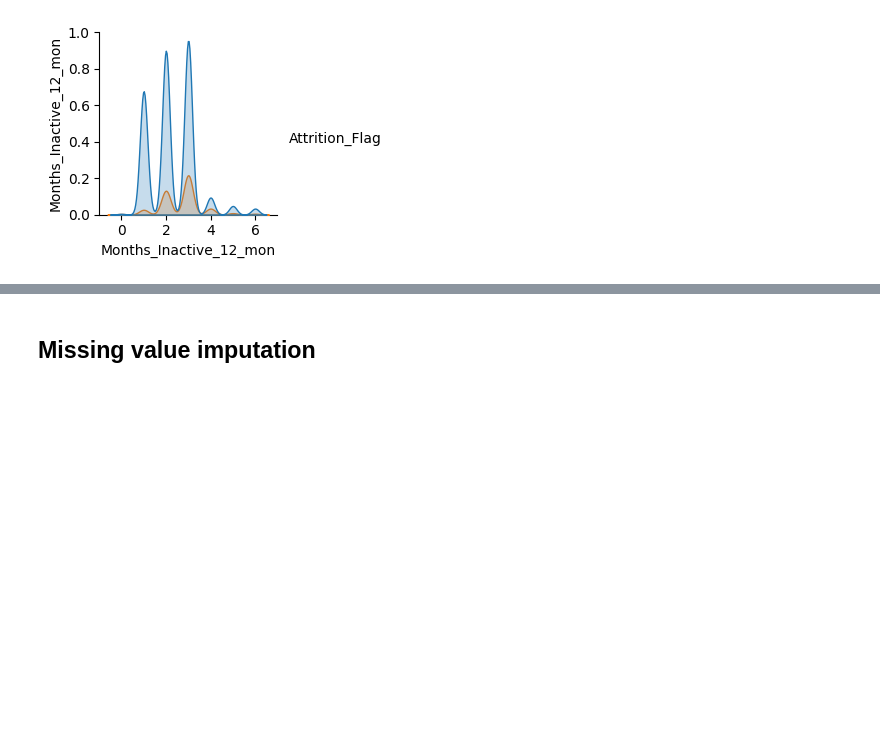
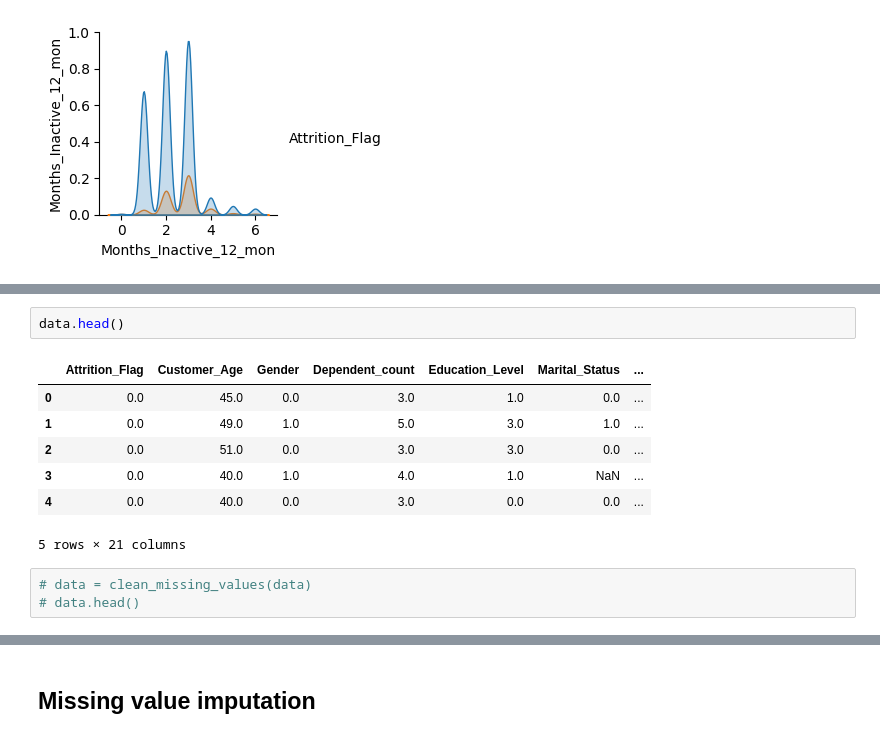
Before and after one commit to lhughey/AIML_Course, a Jupyter notebook: Project 3 - Credit Card Users Churn Prediction/AML_Project_LearnerNotebook_FullCode.ipynb, the cells around one changed output, grey strips where cells are left out. Saved outputs shown, nothing was run; the diff lists cells and outputs as text; blank space fills up the shorter version.

```diff
--- a/Project 3 - Credit Card Users Churn Prediction/AML_Project_LearnerNotebook_FullCode.ipynb
+++ b/Project 3 - Credit Card Users Churn Prediction/AML_Project_LearnerNotebook_FullCode.ipynb
@@ -630,0 +694,13 @@ TypeError: float() argument must be a string or a real number, not 'pandas._libs
+# %%
+data.head()
+# %% [output]
+|  | Attrition_Flag | Customer_Age | Gender | Dependent_count | Education_Level | Marital_Status | ... |
+| 0 | 0.0 | 45.0 | 0.0 | 3.0 | 1.0 | 0.0 | ... |
+| 1 | 0.0 | 49.0 | 1.0 | 5.0 | 3.0 | 1.0 | ... |
+| 2 | 0.0 | 51.0 | 0.0 | 3.0 | 3.0 | 0.0 | ... |
+| 3 | 0.0 | 40.0 | 1.0 | 4.0 | 1.0 | NaN | ... |
+| 4 | 0.0 | 40.0 | 0.0 | 3.0 | 0.0 | 0.0 | ... |
+5 rows × 21 columns
+# %%
+# data = clean_missing_values(data)
+# data.head()
```
Also changed, not shown: parts of 15 cells of this notebook.
